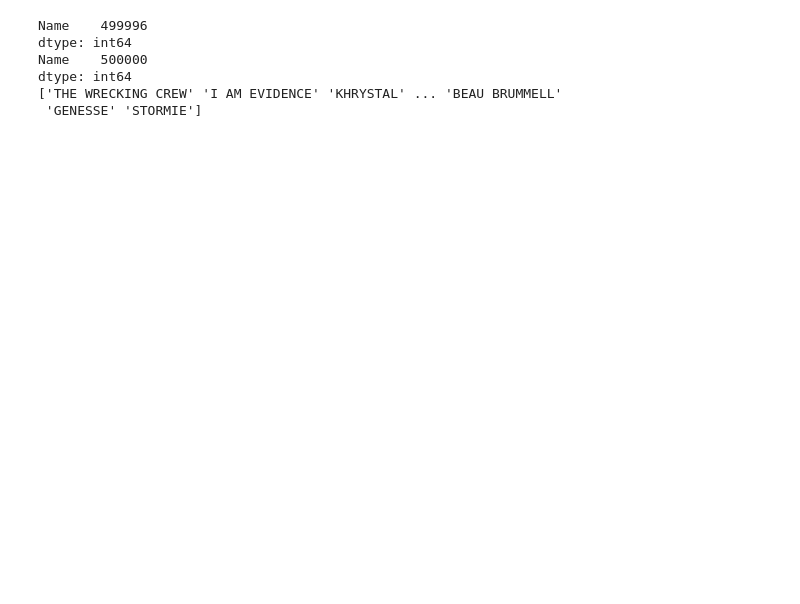
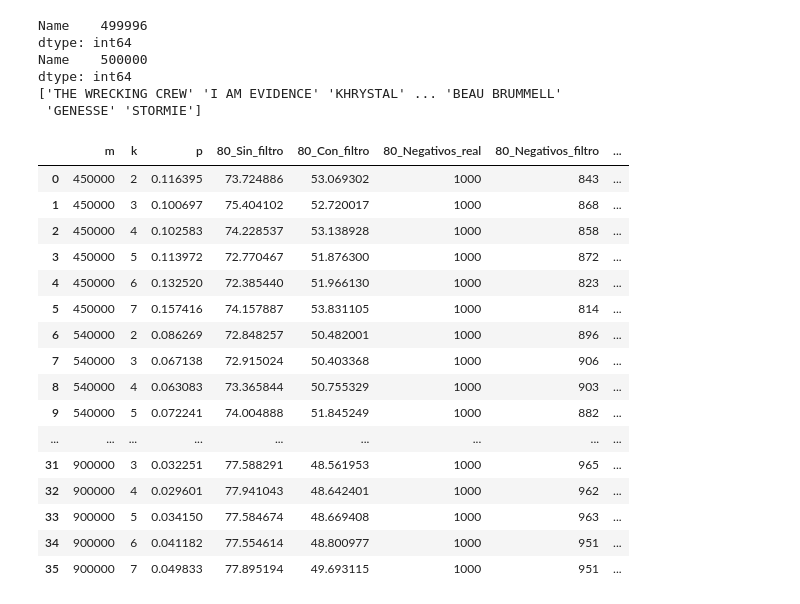
Before and after one commit to gonzaloperezreich/Bloom-FIlter-Algorithm, a Jupyter notebook: filtro.ipynb, the cells around one changed output. Saved outputs shown, nothing was run; the diff lists cells and outputs as text; code cells hidden in the pictures; blank space fills up the shorter version.

```diff
--- a/filtro.ipynb
+++ b/filtro.ipynb
@@ -23,3 +23,25 @@ Name    500000
 dtype: int64
 ['THE WRECKING CREW' 'I AM EVIDENCE' 'KHRYSTAL' ... 'BEAU BRUMMELL'
  'GENESSE' 'STORMIE']
+# %%
+df= pd.read_csv("doc.csv")
+# %%
+df.head(50)
+# %% [output]
+|  | m | k | p | 80_Sin_filtro | 80_Con_filtro | 80_Negativos_real | 80_Negativos_filtro | ... |
+| 0 | 450000 | 2 | 0.116395 | 73.724886 | 53.069302 | 1000 | 843 | ... |
+| 1 | 450000 | 3 | 0.100697 | 75.404102 | 52.720017 | 1000 | 868 | ... |
+| 2 | 450000 | 4 | 0.102583 | 74.228537 | 53.138928 | 1000 | 858 | ... |
+| 3 | 450000 | 5 | 0.113972 | 72.770467 | 51.876300 | 1000 | 872 | ... |
+| 4 | 450000 | 6 | 0.132520 | 72.385440 | 51.966130 | 1000 | 823 | ... |
+| 5 | 450000 | 7 | 0.157416 | 74.157887 | 53.831105 | 1000 | 814 | ... |
+| 6 | 540000 | 2 | 0.086269 | 72.848257 | 50.482001 | 1000 | 896 | ... |
+| 7 | 540000 | 3 | 0.067138 | 72.915024 | 50.403368 | 1000 | 906 | ... |
+| 8 | 540000 | 4 | 0.063083 | 73.365844 | 50.755329 | 1000 | 903 | ... |
+| 9 | 540000 | 5 | 0.072241 | 74.004888 | 51.845249 | 1000 | 882 | ... |
+| ... | ... | ... | ... | ... | ... | ... | ... | ... |
+| 31 | 900000 | 3 | 0.032251 | 77.588291 | 48.561953 | 1000 | 965 | ... |
+| 32 | 900000 | 4 | 0.029601 | 77.941043 | 48.642401 | 1000 | 962 | ... |
+| 33 | 900000 | 5 | 0.034150 | 77.584674 | 48.669408 | 1000 | 963 | ... |
+| 34 | 900000 | 6 | 0.041182 | 77.554614 | 48.800977 | 1000 | 951 | ... |
+| 35 | 900000 | 7 | 0.049833 | 77.895194 | 49.693115 | 1000 | 951 | ... |
```
Also changed, not shown: 1 other file.
